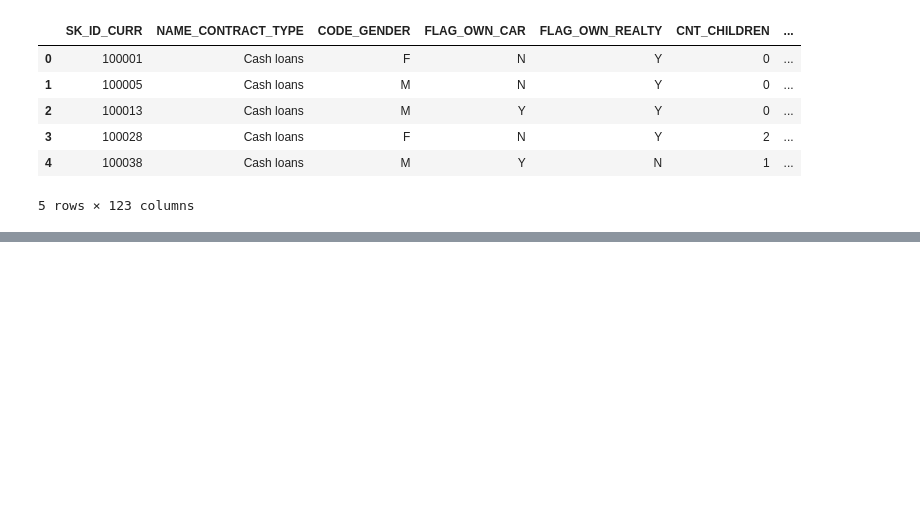
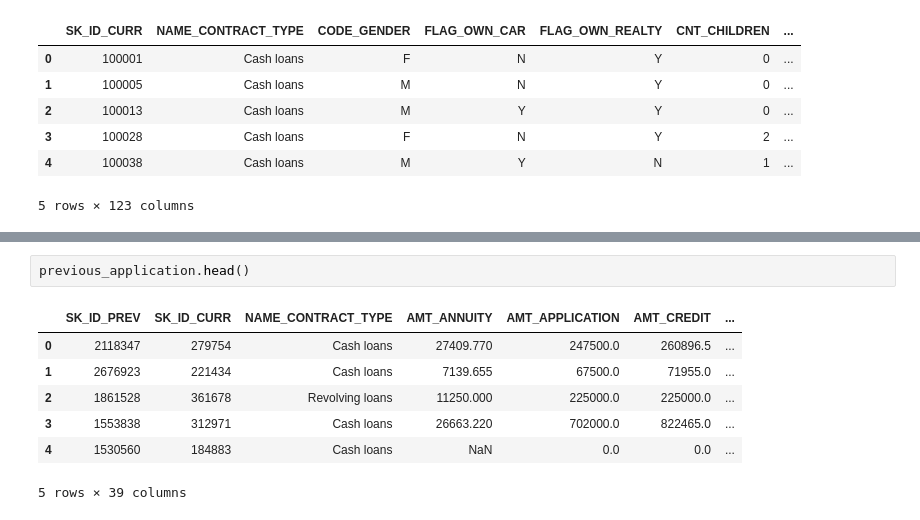
Before and after one commit to mhs10031990/Hands_on, a Jupyter notebook: CRA_Data_Visualization.ipynb, the cells around one changed output, grey strips where cells are left out. Cells and saved outputs as stored; diff of their text form; blank space fills up the shorter version.

```diff
--- a/CRA_Data_Visualization.ipynb
+++ b/CRA_Data_Visualization.ipynb
@@ -110,0 +148,10 @@ application_test.head()
+# %%
+previous_application.head()
+# %% [output]
+|  | SK_ID_PREV | SK_ID_CURR | NAME_CONTRACT_TYPE | AMT_ANNUITY | AMT_APPLICATION | AMT_CREDIT | ... |
+| 0 | 2118347 | 279754 | Cash loans | 27409.770 | 247500.0 | 260896.5 | ... |
+| 1 | 2676923 | 221434 | Cash loans | 7139.655 | 67500.0 | 71955.0 | ... |
+| 2 | 1861528 | 361678 | Revolving loans | 11250.000 | 225000.0 | 225000.0 | ... |
+| 3 | 1553838 | 312971 | Cash loans | 26663.220 | 702000.0 | 822465.0 | ... |
+| 4 | 1530560 | 184883 | Cash loans | NaN | 0.0 | 0.0 | ... |
+5 rows × 39 columns
```
Also changed, not shown: parts of 5 cells of this notebook.
